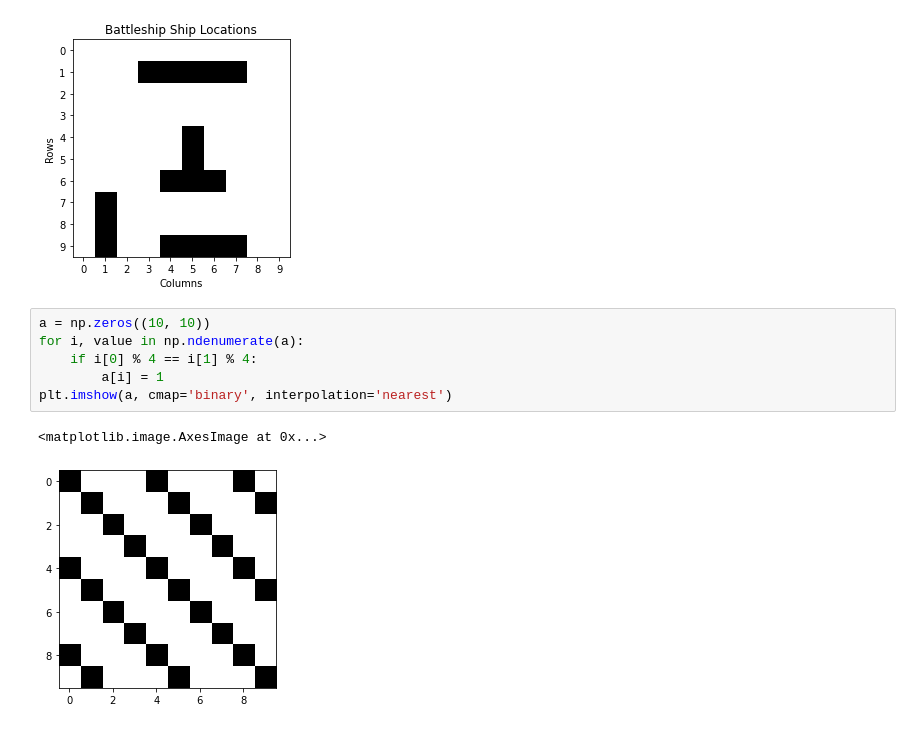
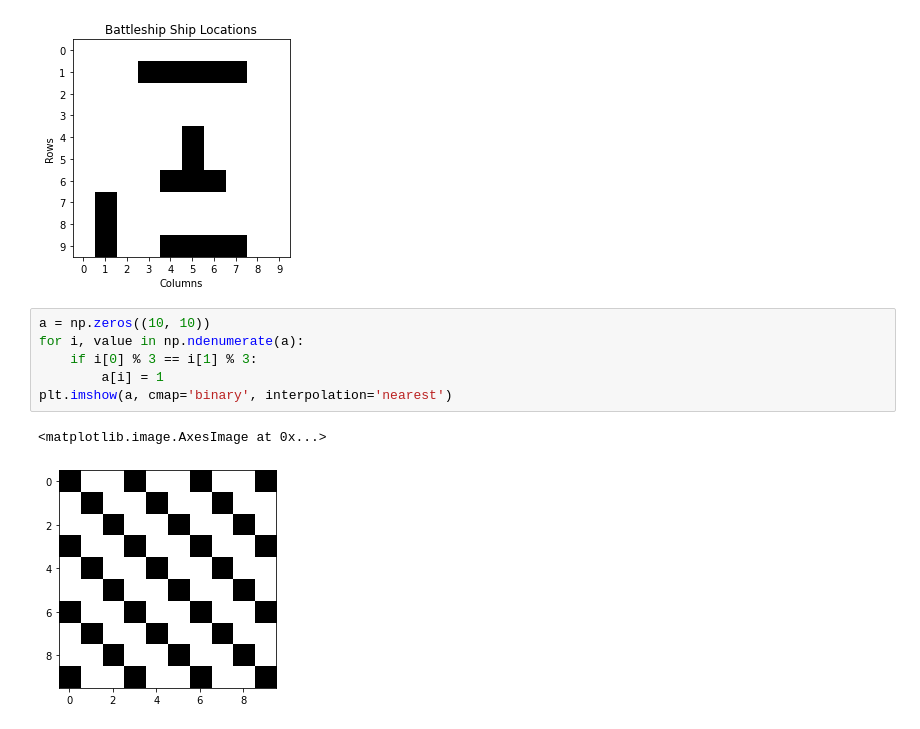
Before and after one commit to anderson-truong/CS32-Project3, a Jupyter notebook: Python/Battleship_Probability_Density.ipynb, the cells around one changed output. Cells and saved outputs as stored; diff of their text form.

```diff
--- a/Python/Battleship_Probability_Density.ipynb
+++ b/Python/Battleship_Probability_Density.ipynb
@@ -287,12 +287,12 @@ plt.savefig('shiplocation.png')
 # %%
 a = np.zeros((10, 10))
 for i, value in np.ndenumerate(a):
-    if i[0] % 4 == i[1] % 4:
+    if i[0] % 3 == i[1] % 3:
         a[i] = 1
 plt.imshow(a, cmap='binary', interpolation='nearest')
 # %% [output]
 <matplotlib.image.AxesImage at 0x...>
-[figure, old version]
+[figure, new version]
 # %%
 board = '''
 ..........
```
Also changed, not shown: parts of 2 cells of this notebook, 3 other files.
